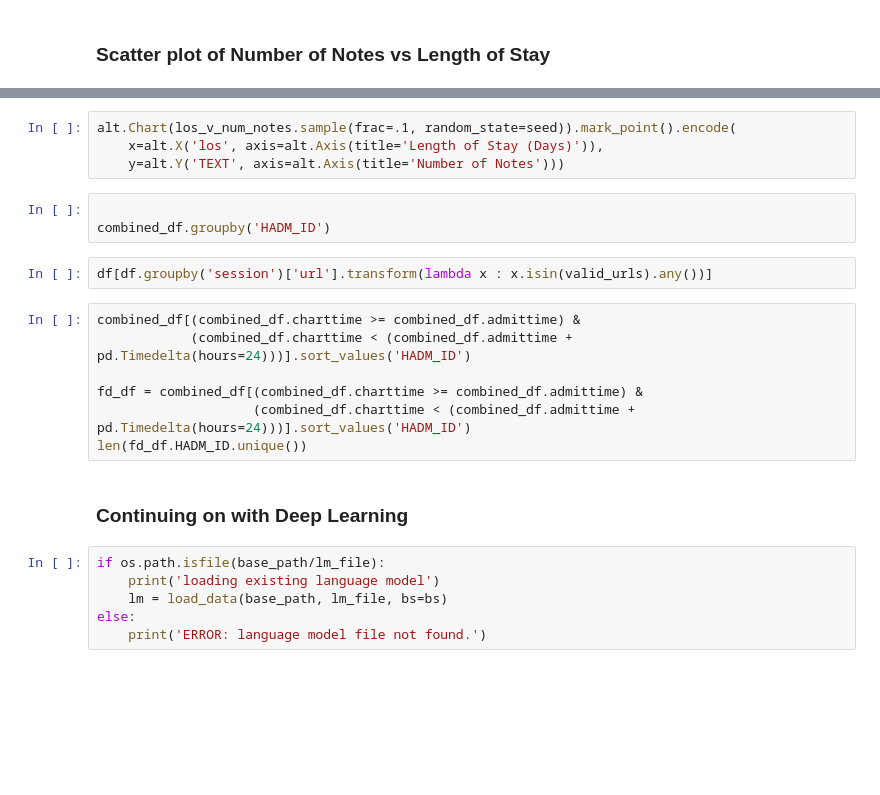
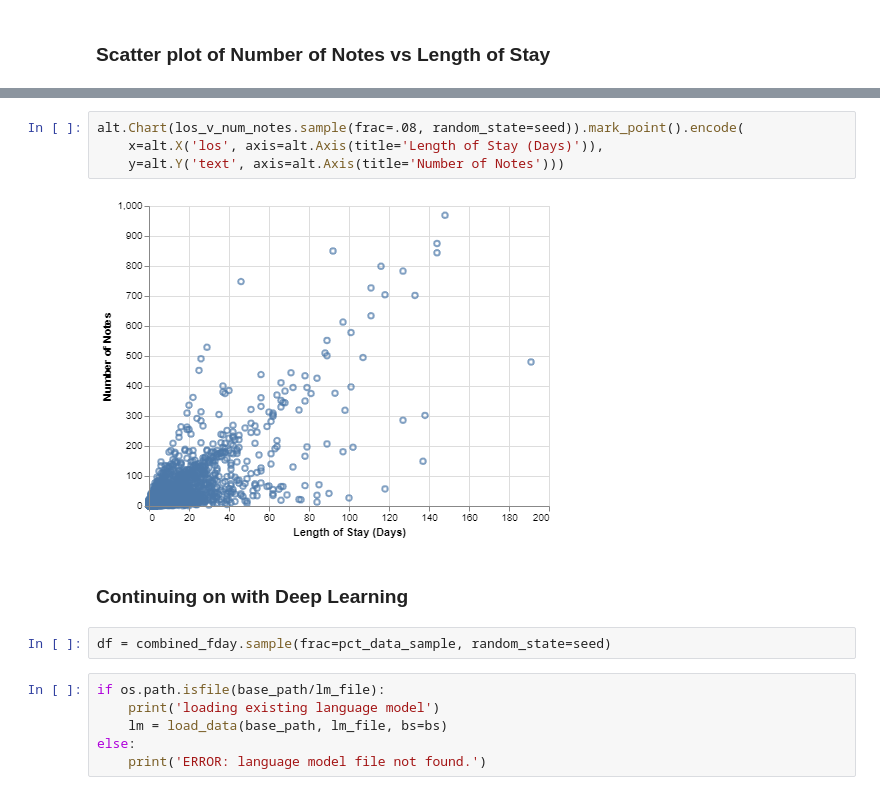
Before and after one commit to magic-lantern/nlp-transfer-learning, a Jupyter notebook: sourcecode/mimic_nlp_classifier_los.ipynb, the cells around one changed output, grey strips where cells are left out. Drawn from its saved outputs; the diff is of its cells as text; blank space fills up the shorter version.

```diff
--- a/sourcecode/mimic_nlp_classifier_los.ipynb
+++ b/sourcecode/mimic_nlp_classifier_los.ipynb
@@ -273,21 +334,13 @@ los_v_num_notes.shape
 # %%
-alt.Chart(los_v_num_notes.sample(frac=.1, random_state=seed)).mark_point().encode(
+alt.Chart(los_v_num_notes.sample(frac=.08, random_state=seed)).mark_point().encode(
     x=alt.X('los', axis=alt.Axis(title='Length of Stay (Days)')),
-    y=alt.Y('TEXT', axis=alt.Axis(title='Number of Notes')))
+    y=alt.Y('text', axis=alt.Axis(title='Number of Notes')))
+# %% [output]
+[figure, added]
-# %%
-
-combined_df.groupby('HADM_ID')
-# %%
-df[df.groupby('session')['url'].transform(lambda x : x.isin(valid_urls).any())]
-# %%
-combined_df[(combined_df.charttime >= combined_df.admittime) &
-            (combined_df.charttime < (combined_df.admittime + pd.Timedelta(hours=24)))].sort_values('HADM_ID')
-
-fd_df = combined_df[(combined_df.charttime >= combined_df.admittime) &
-                    (combined_df.charttime < (combined_df.admittime + pd.Timedelta(hours=24)))].sort_values('HADM_ID')
-len(fd_df.HADM_ID.unique())
 # %% [markdown]
 ### Continuing on with Deep Learning
+# %%
+df = combined_fday.sample(frac=pct_data_sample, random_state=seed)
 # %%
 if os.path.isfile(base_path/lm_file):
     print('loading existing language model')
```
Also changed, not shown: parts of 24 cells of this notebook, 3 other files.
